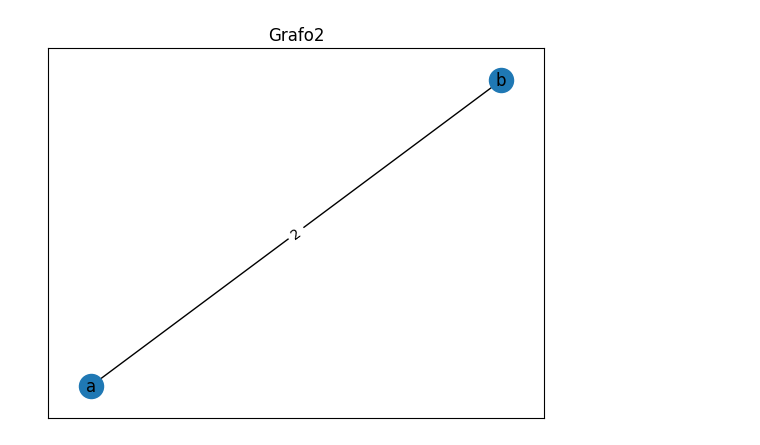
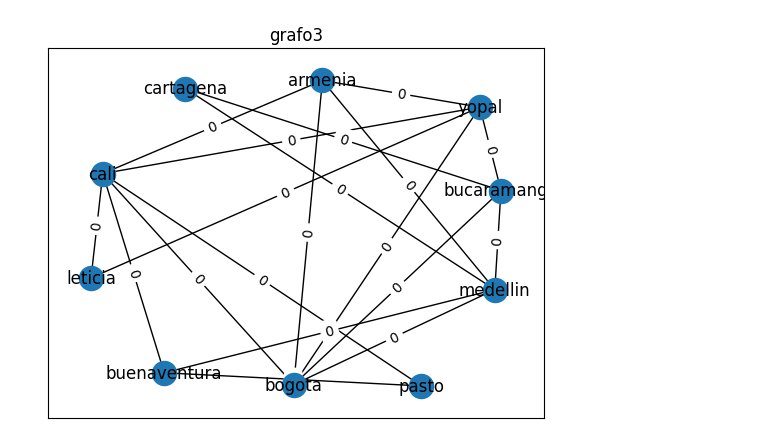
Before and after one commit to 2225508Uis/Clases, a Jupyter notebook: matDis/clase_grafos_01/06.ipynb, the cells around one changed output. Drawn from its saved outputs; the diff is of its cells as text; code cells hidden in the pictures.

```diff
--- a/matDis/clase_grafos_01/06.ipynb
+++ b/matDis/clase_grafos_01/06.ipynb
@@ -77,8 +77,57 @@ la distancia es =  2
-# %%
-grafo2 = nx.Graph()
-
-addEdge(grafo2, "a", "b", 2)
-
-printGraph(grafo2)
-# %% [output]
-[figure, removed]
+# %%
+grafo3 = nx.Graph()
+
+addEdge(grafo3, "bogota", "medellin")
+addEdge(grafo3, "bogota", "bucaramanga")
+addEdge(grafo3, "bogota", "yopal")
+addEdge(grafo3, "bogota", "cali")
+addEdge(grafo3, "bogota", "armenia")
+
+addEdge(grafo3, "medellin", "bogota")
+addEdge(grafo3, "medellin", "bucaramanga")
+addEdge(grafo3, "medellin", "armenia")
+addEdge(grafo3, "medellin", "buenaventura")
+addEdge(grafo3, "medellin", "cartagena")
+
+addEdge(grafo3, "bucaramanga", "bogota")
+addEdge(grafo3, "bucaramanga", "medellin")
+addEdge(grafo3, "bucaramanga", "yopal")
+addEdge(grafo3, "bucaramanga", "cartagena")
+
+addEdge(grafo3, "yopal", "bogota")
+addEdge(grafo3, "yopal", "bucaramanga")
+addEdge(grafo3, "yopal", "cali")
+addEdge(grafo3, "yopal", "armenia")
+addEdge(grafo3, "yopal", "leticia")
+
+addEdge(grafo3, "cali", "bogota")
+addEdge(grafo3, "cali", "yopal")
+addEdge(grafo3, "cali", "armenia")
+addEdge(grafo3, "cali", "leticia")
+addEdge(grafo3, "cali", "pasto")
+addEdge(grafo3, "cali", "buenaventura")
+
+addEdge(grafo3, "armenia", "bogota")
+addEdge(grafo3, "armenia", "medellin")
+addEdge(grafo3, "armenia", "yopal")
+addEdge(grafo3, "armenia", "cali")
+
+addEdge(grafo3, "leticia", "yopal")
+addEdge(grafo3, "leticia", "cali")
+
+addEdge(grafo3, "pasto", "cali")
+addEdge(grafo3, "pasto", "buenaventura")
+
+addEdge(grafo3, "buenaventura", "medellin")
+addEdge(grafo3, "buenaventura", "cali")
+addEdge(grafo3, "buenaventura", "pasto")
+
+addEdge(grafo3, "cartagena", "medellin")
+addEdge(grafo3, "cartagena", "bucaramanga")
+
+
+
+
+printGraph(grafo3,"grafo3")
+# %% [output]
+[figure, added]
```
Also changed, not shown: parts of 2 cells of this notebook.
